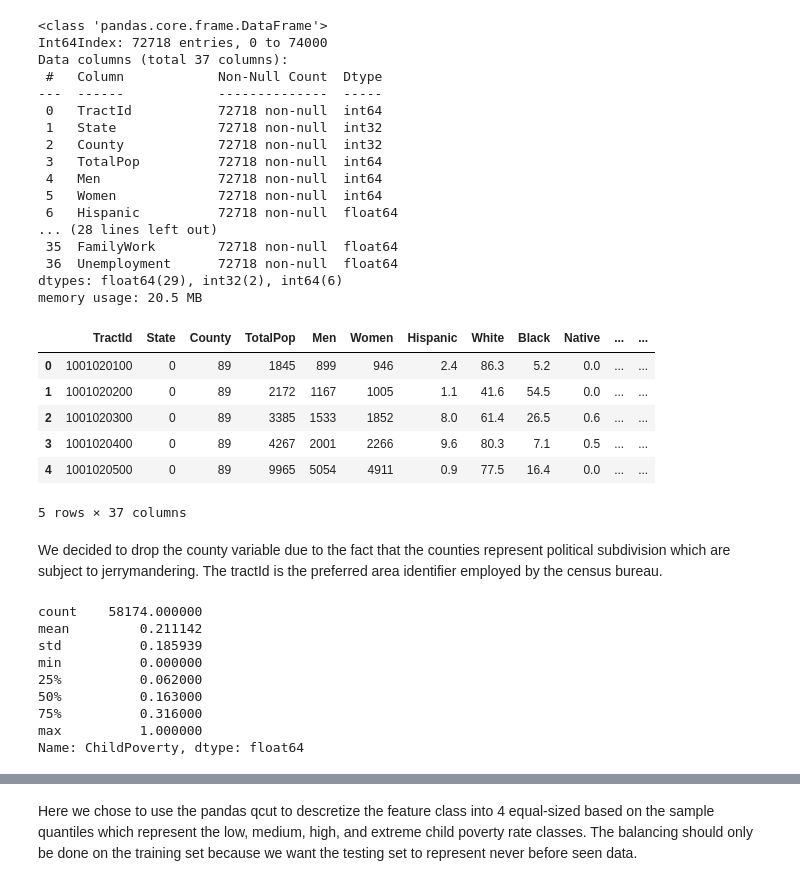
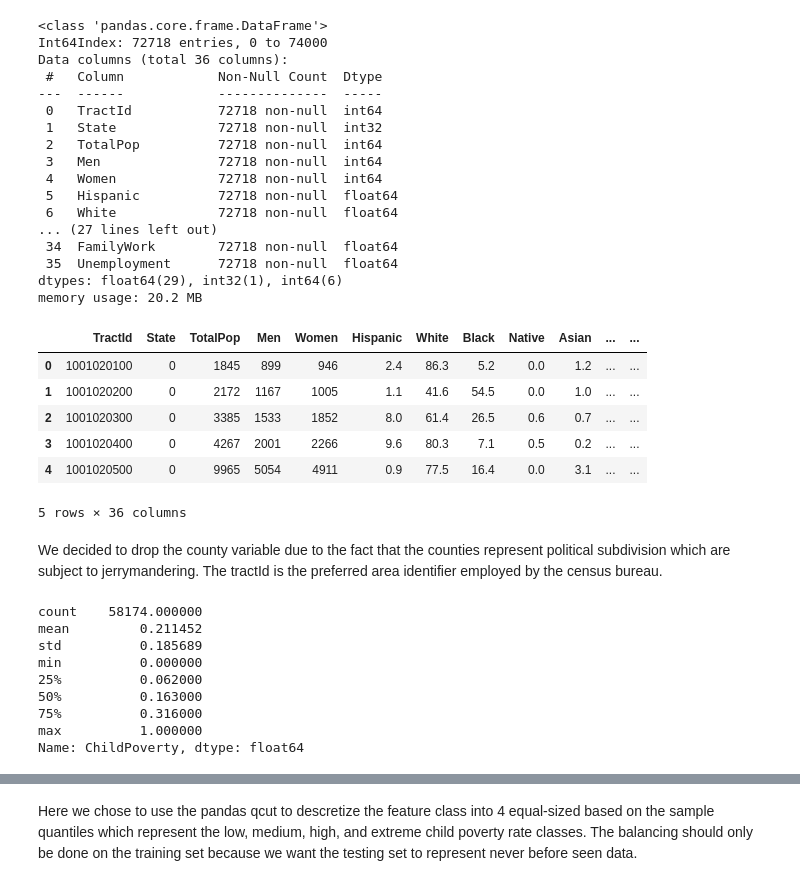
Before and after one commit to lukedemaio/MLLab04, a Jupyter notebook: Lab4.ipynb, the cells around one changed output, grey strips where cells are left out. Saved outputs shown, nothing was run; the diff lists cells and outputs as text; code cells hidden in the pictures.

```diff
--- a/Lab4.ipynb
+++ b/Lab4.ipynb
@@ -1,59 +1,65 @@
 # %%
 import pandas as pd
 import sklearn
 from sklearn.preprocessing import LabelEncoder
 
 df = pd.read_csv('acs2017_census_tract_data.csv')
 #df.info()
 df = df.dropna()
+df = df.drop('County', axis=1)
 #df.info()
-df[['State', 'County']] = df[['State','County']].apply(LabelEncoder().fit_transform)
+df[['State']] = df[['State']].apply(LabelEncoder().fit_transform)
 df.info()
 df.head()
 #[.5 points] (1) Load the data into memory and save it to a pandas data frame. Do not normalize or one-hot encode
 #any of the features until asked to do so later in the rubric. (2) Remove any observations that having missing data.
 #(3) Encode any string data as integers for now.(Use label encoder) (4) You have the option of keeping the "county" variable or removing
 #it. Be sure to discuss why you decided to keep/remove this variable.
 # %% [output]
 <class 'pandas.core.frame.DataFrame'>
 Int64Index: 72718 entries, 0 to 74000
-Data columns (total 37 columns):
+Data columns (total 36 columns):
  #   Column            Non-Null Count  Dtype
 ---  ------            --------------  -----
  0   TractId           72718 non-null  int64
  1   State             72718 non-null  int32
- 2   County            72718 non-null  int32
- 3   TotalPop          72718 non-null  int64
- 4   Men               72718 non-null  int64
- 5   Women             72718 non-null  int64
- 6   Hispanic          72718 non-null  float64
-... (28 lines left out)
- 35  FamilyWork        72718 non-null  float64
- 36  Unemployment      72718 non-null  float64
-dtypes: float64(29), int32(2), int64(6)
-memory usage: 20.5 MB
+ 2   TotalPop          72718 non-null  int64
+ 3   Men               72718 non-null  int64
+ 4   Women             72718 non-null  int64
+ 5   Hispanic          72718 non-null  float64
+ 6   White             72718 non-null  float64
+... (27 lines left out)
+ 34  FamilyWork        72718 non-null  float64
+ 35  Unemployment      72718 non-null  float64
+dtypes: float64(29), int32(1), int64(6)
+memory usage: 20.2 MB
-|  | TractId | State | County | TotalPop | Men | Women | Hispanic | White | Black | Native | ... | ... |
-| 0 | 1001020100 | 0 | 89 | 1845 | 899 | 946 | 2.4 | 86.3 | 5.2 | 0.0 | ... | ... |
-| 1 | 1001020200 | 0 | 89 | 2172 | 1167 | 1005 | 1.1 | 41.6 | 54.5 | 0.0 | ... | ... |
-| 2 | 1001020300 | 0 | 89 | 3385 | 1533 | 1852 | 8.0 | 61.4 | 26.5 | 0.6 | ... | ... |
-| 3 | 1001020400 | 0 | 89 | 4267 | 2001 | 2266 | 9.6 | 80.3 | 7.1 | 0.5 | ... | ... |
-| 4 | 1001020500 | 0 | 89 | 9965 | 5054 | 4911 | 0.9 | 77.5 | 16.4 | 0.0 | ... | ... |
+|  | TractId | State | TotalPop | Men | Women | Hispanic | White | Black | Native | Asian | ... | ... |
+| 0 | 1001020100 | 0 | 1845 | 899 | 946 | 2.4 | 86.3 | 5.2 | 0.0 | 1.2 | ... | ... |
+| 1 | 1001020200 | 0 | 2172 | 1167 | 1005 | 1.1 | 41.6 | 54.5 | 0.0 | 1.0 | ... | ... |
+| 2 | 1001020300 | 0 | 3385 | 1533 | 1852 | 8.0 | 61.4 | 26.5 | 0.6 | 0.7 | ... | ... |
+| 3 | 1001020400 | 0 | 4267 | 2001 | 2266 | 9.6 | 80.3 | 7.1 | 0.5 | 0.2 | ... | ... |
+| 4 | 1001020500 | 0 | 9965 | 5054 | 4911 | 0.9 | 77.5 | 16.4 | 0.0 | 3.1 | ... | ... |
-5 rows × 37 columns
+5 rows × 36 columns
 # %% [markdown]
 We decided to drop the county variable due to the fact that the counties represent political subdivision which are subject to jerrymandering. The tractId is the preferred area identifier employed by the census bureau.
 # %%
+#[.5 points] Balance the dataset so that about the same number of instances are within each class. Choose a method for
+#balancing the dataset and explain your reasoning for selecting this method. One option is to choose quantization
+#thresholds for the "ChildPoverty" variable that equally divide the data into four classes. Should balancing of the
+#dataset be done for both the training and testing set? Explain.
+
 from sklearn.model_selection import train_test_split
 
 y = df['ChildPoverty']
-X = df.drop(['ChildPoverty','County'], axis=1)
+X = df.drop(['ChildPoverty'], axis=1)
 
 X_train, X_test, y_train, y_test = sklearn.model_selection.train_test_split(X,y, test_size=0.2)
 y_train = y_train.div(100)
 y_train.describe()
 # %% [output]
 count    58174.000000
-mean         0.211142
-std          0.185939
+mean         0.211452
+std          0.185689
 min          0.000000
 25%          0.062000
 50%          0.163000
```
Also changed, not shown: parts of 26 cells of this notebook.
